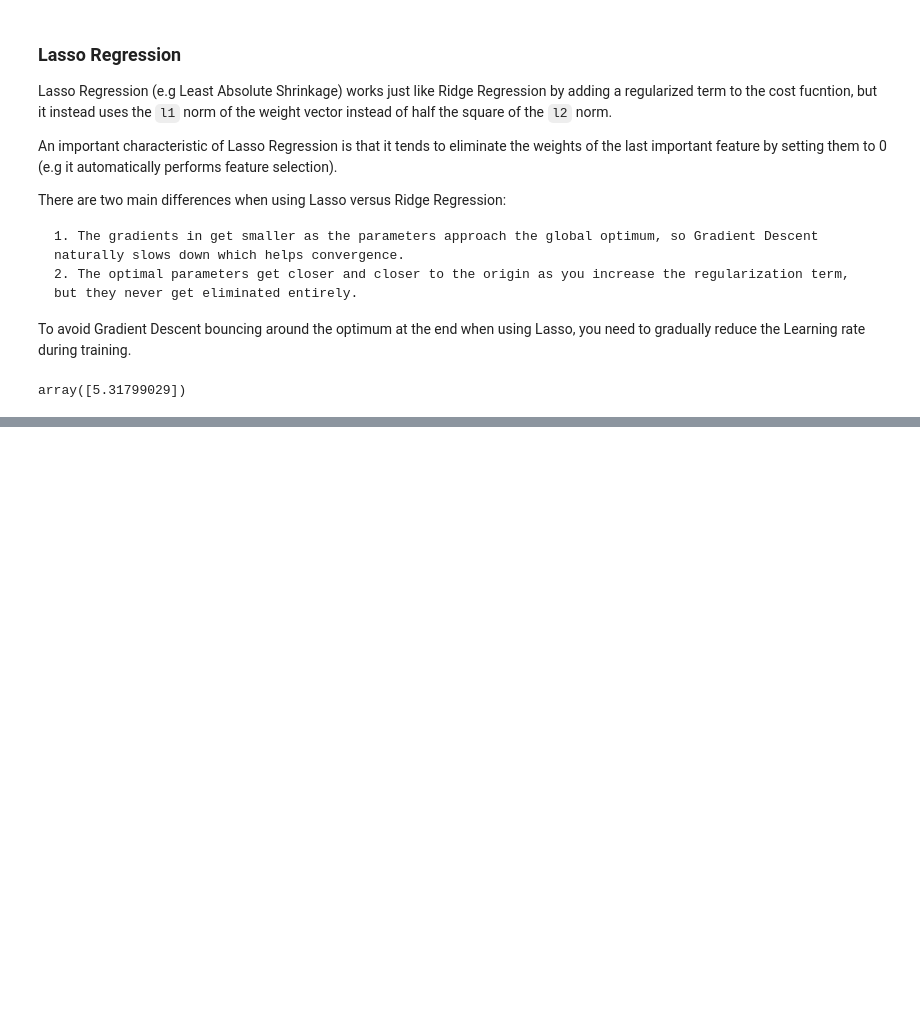
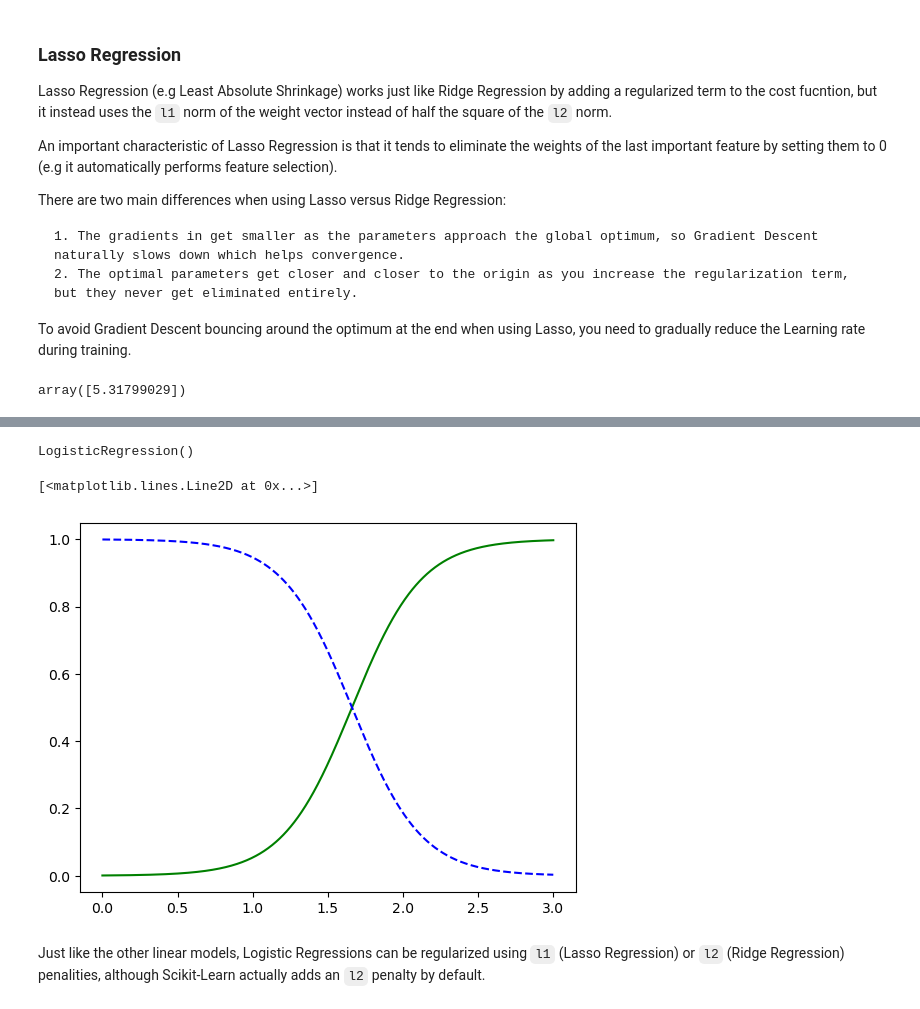
Before and after one commit to zmess24/Hands-On-Machine-Learning-with-Scikit-Learn-Keras-and-TensorFlow, a Jupyter notebook: 04_training_models_regression/04_notes.ipynb, the cells around one changed output, grey strips where cells are left out. Saved outputs shown, nothing was run; the diff lists cells and outputs as text; code cells hidden in the pictures; blank space fills up the shorter version.

```diff
--- a/04_training_models_regression/04_notes.ipynb
+++ b/04_training_models_regression/04_notes.ipynb
@@ -285,0 +360,6 @@ It is almost always preferrable to have at least a little bit of regularization,
+# %%
+from sklearn import datasets
+
+iris = datasets.load_iris()
+
+list(iris.keys())
@@ -285,0 +375,21 @@ It is almost always preferrable to have at least a little bit of regularization,
+# %%
+X = iris["data"][:, 3:]
+y = (iris["target"] == 2).astype(int) # 1 if Iris is irginica, else 0
+# %%
+from sklearn.linear_model import LogisticRegression
+
+log_reg = LogisticRegression()
+log_reg.fit(X, y)
+# %% [output]
+LogisticRegression()
+# %%
+X_new = np.linspace(0, 3, 1000).reshape(-1, 1)
+y_proba = log_reg.predict_proba(X_new)
+
+plt.plot(X_new, y_proba[:, 1], "g-", label="Iris Virginica")
+plt.plot(X_new, y_proba[:, 0], "b--", label="Not Iris Virginica")
+# %% [output]
+[<matplotlib.lines.Line2D at 0x...>]
+[figure, added]
+# %% [markdown]
+Just like the other linear models, Logistic Regressions can be regularized using `l1` (Lasso Regression) or `l2` (Ridge Regression) penalities, although Scikit-Learn actually adds an `l2` penalty by default.
```
Also changed, not shown: parts of 10 cells of this notebook.
